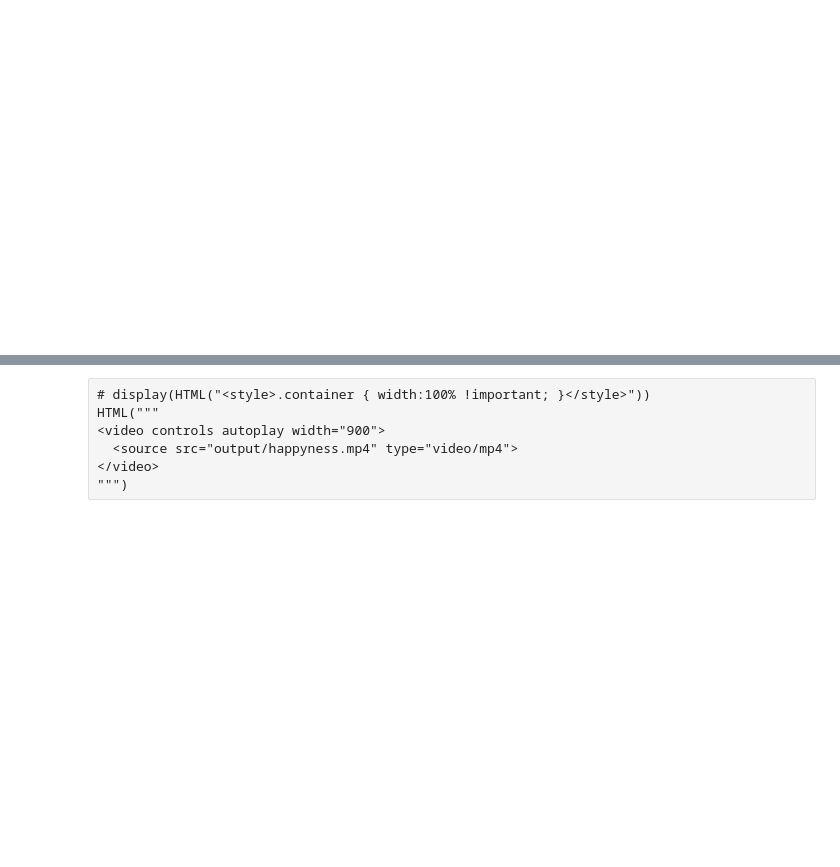
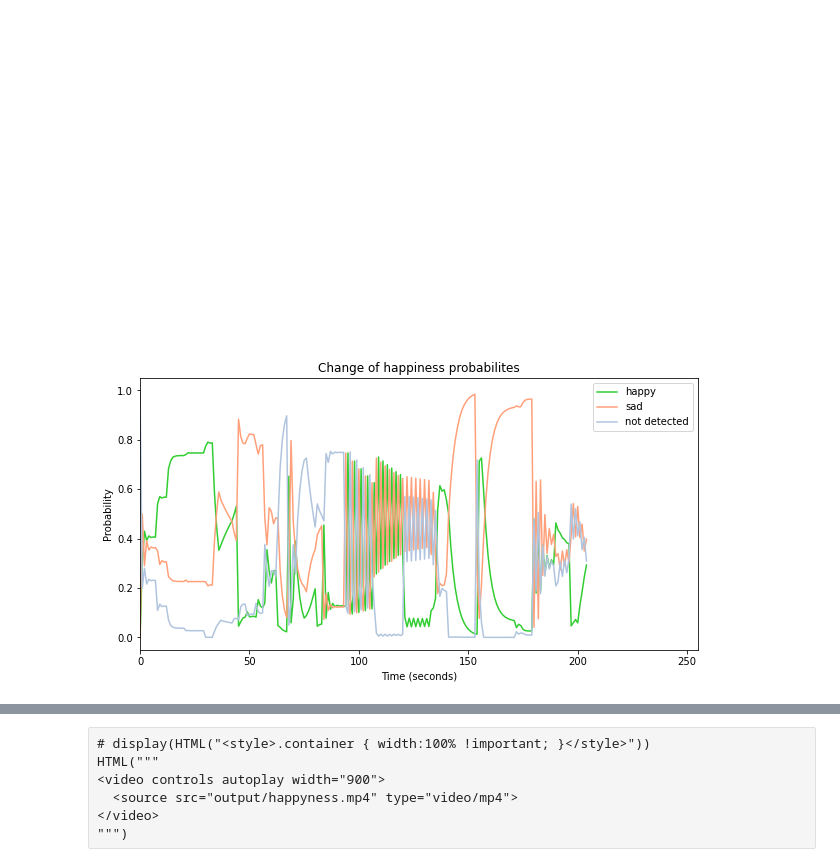
Before and after one commit to Norlez/Group-Emotion-Representation, a Jupyter notebook: representer.ipynb, the cells around one changed output, grey strips where cells are left out. Drawn from its saved outputs; the diff is of its cells as text; code cells hidden in the pictures; blank space fills up the shorter version.

Commit message:
added timeseries plots

```diff
--- a/representer.ipynb
+++ b/representer.ipynb
@@ -58,4 +54,4 @@ emoji_window_width = 400
 emoji_window_height = 400
 fps = 25
 lowest_change_interval = 0.6 # seconds
-video_length = 10 # seconds    # 123
+video_length = 123 # seconds    # 123
@@ -116,17 +58,81 @@ video_writer.release()
-# %%
-engagedness = np.array([[0.5, 0.2, 0.3], [0.6, 0.3, 0.1], [0.4, 0.2, 0.4]])
-engagedness_probability = np.array([[0, 0, 1]])
-
-er = ge_rep.emotion_representer(emoji_window_width, emoji_window_height, 'engaged_abstract.png', 'disengaged_abstract.png')
-
-fourcc = cv.VideoWriter_fourcc(*'MJPG')
-video_writer = cv.VideoWriter('output/engagedness_abstract.mp4',fourcc, fps, (emoji_window_width, emoji_window_height))
-
-for i in range(int(fps * video_length / (lowest_change_interval * fps))):    # int(25*123/13)
-    engagedness = ge_gen.change_transition_matrix(engagedness, change_probability=0.3)
-    engagedness_probability = ge_gen.update_probability(engagedness_probability, engagedness)
-    engagedness_image = er.get_repr(engagedness_probability[0, 0], engagedness_probability[0, 1], engagedness_probability[0, 2])
-    for j in range(int(lowest_change_interval * fps)):
-        video_writer.write(engagedness_image)
-
-video_writer.release()
+# %%
+happiness = np.array([[0.4, 0.3, 0.3], [0.5, 0.2, 0.3], [0.3, 0.5, 0.2]])
+happiness_probability = np.array([[0, 0, 1]])
+
+engagedness = np.array([[0.5, 0.2, 0.3], [0.6, 0.3, 0.1], [0.4, 0.4, 0.2]])
+engagedness_probability = np.array([[0, 0, 1]])
+
+happiness_series = [happiness]
+engagedness_series = [engagedness]
+happiness_probability_series = [happiness_probability]
+engagedness_probability_series = [engagedness_probability]
+
+number_of_frames = int(fps * video_length / (lowest_change_interval * fps))
+
+for i in range(number_of_frames):
+    happiness = ge_gen.change_transition_matrix(happiness, change_probability=0.1)
+    happiness_probability = ge_gen.update_probability(happiness_probability, happiness)
+    engagedness = ge_gen.change_transition_matrix(engagedness, change_probability=0.1)
+    engagedness_probability = ge_gen.update_probability(engagedness_probability, engagedness)
+
+    happiness_series.append(happiness)
+    engagedness_series.append(engagedness)
+    happiness_probability_series.append(happiness_probability)
+    engagedness_probability_series.append(engagedness_probability)
+
+pickle_file = open('output/output.pickle', 'wb')
+
+with open('output/happiness_series.dat', 'wb') as f:
+    pickle.dump(happiness_series, f)
+
+with open('output/engagedness_series.dat', 'wb') as f:
+    pickle.dump(engagedness_series, f)
+
+with open('output/happiness_probability_series.dat', 'wb') as f:
+    pickle.dump(happiness_probability_series, f)
+
+with open('output/engagedness_probability_series.dat', 'wb') as f:
+    pickle.dump(engagedness_probability_series, f)
+
+
+happy_emotion = []
+sad_emotion = []
+happiness_unknown = []
+engaged_emotion = []
+disengaged_emotion = []
+engagedness_unknown = []
+
+for i in range(number_of_frames):
+    happiness_probability = happiness_probability_series[i]
+    happy_emotion.append(happiness_probability[0, 0])
+    sad_emotion.append(happiness_probability[0, 1])
+    happiness_unknown.append(happiness_probability[0, 2])
+
+    engagedness_probability = engagedness_probability_series[i]
+    engaged_emotion.append(engagedness_probability[0, 0])
+    disengaged_emotion.append(engagedness_probability[0, 1])
+    engagedness_unknown.append(engagedness_probability[0, 2])
+
+plt.figure(figsize=(10, 5))
+plt.plot(happy_emotion, color='limegreen')
+plt.plot(sad_emotion, color='lightsalmon')
+plt.plot(happiness_unknown, color='lightsteelblue')
+plt.xlim([0, number_of_frames + 50])
+plt.xlabel('Time (seconds)')
+plt.ylabel('Probability')
+plt.title('Change of happiness probabilites')
+plt.legend(['happy', 'sad', 'not detected'])
+plt.savefig('output/happiness.png', dpi=300)
+
+plt.figure(figsize=(10, 5))
+plt.plot(engaged_emotion, color='limegreen')
+plt.plot(disengaged_emotion, color='lightsalmon')
+plt.plot(engagedness_unknown, color='lightsteelblue')
+plt.xlim([0, number_of_frames + 50])
+plt.xlabel('Time (seconds)')
+plt.ylabel('Probability')
+plt.title('Change of engagedness probabilites')
+plt.legend(['engaged', 'disengaged', 'not detected'])
+plt.savefig('output/engagedness.png', dpi=300)
+# %% [output]
+[figure, added]
```
Also changed, not shown: parts of 16 cells of this notebook, 9 other files.
